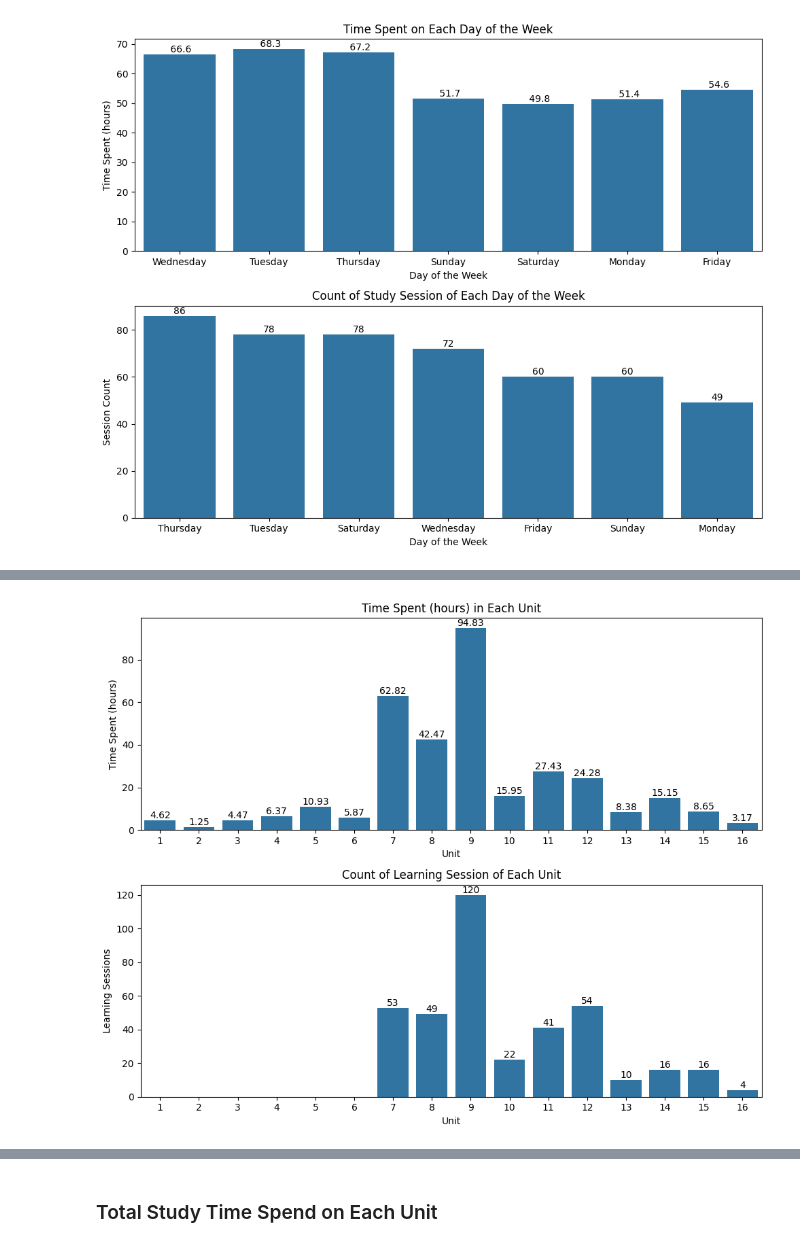
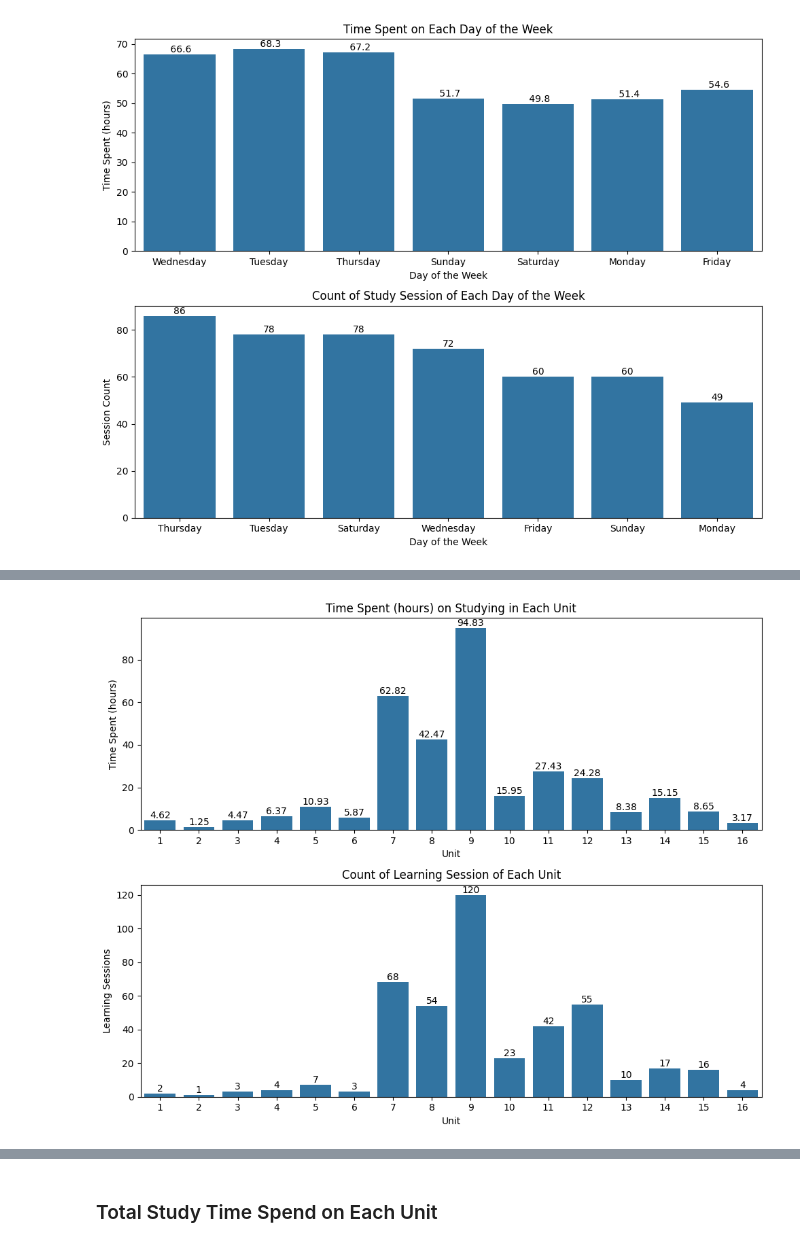
Before and after one commit to Ivan-Alexis-Tan/Time-Spent-on-Studying, a Jupyter notebook: Time spent analysis.ipynb, the cells around one changed output, grey strips where cells are left out. Saved outputs shown, nothing was run; the diff lists cells and outputs as text; code cells hidden in the pictures.

```diff
--- a/Time spent analysis.ipynb
+++ b/Time spent analysis.ipynb
@@ -491,4 +558,5 @@ plt.tight_layout()
 # %%
 # Setting Df for `Unit` and `time spent (float)` with `.groupby()`
-dfgroupby_unit_timespent = df.groupby('Unit')['time spent (float)'].sum().reset_index()
+dfgroupby_unit_timespent = df_learning.groupby('Unit')['time spent (float)'].sum().reset_index()
 dfgroupby_unit_timespent['unit desc.'] = dfgroupby_unit_timespent['Unit'].map(unit_desc)    #<- Adding more description on `Unit`
+dfgroupby_unit_timespent[['unit desc.', 'Unit', 'time spent (float)']]
@@ -495,29 +581,29 @@ dfgroupby_unit_timespent['unit desc.'] = dfgroupby_unit_timespent['Unit'].map(un
 # %%
 # Plotting Time Spent in Each Unit
 fig, ax = plt.subplots(2, 1, figsize=(10, 8))
 
 # Time Spent in Each Unit
 ax1 = sns.barplot(data=dfgroupby_unit_timespent, x='Unit', y='time spent (float)', ax=ax[0])
 for bar in ax1.patches:
     height = bar.get_height()
 
     if height > 0:
         ax1.text(bar.get_x() + bar.get_width()/2, height, f'{height:.2f}', va='bottom', ha='center')
 
-ax1.set_title('Time Spent (hours) in Each Unit')
+ax1.set_title('Time Spent (hours) on Studying in Each Unit')
 ax1.set_ylabel('Time Spent (hours)')
 
 # Count of Learning Session of Each Unit
-ax2 = sns.barplot(data=df.groupby('Unit')['Lesson'].count(), ax=ax[1])
+ax2 = sns.barplot(data=df_learning['Unit'].value_counts(), ax=ax[1])
 for bar in ax2.patches:
     height = bar.get_height()
 
     if height > 0:
-        ax2.text(bar.get_x() + bar.get_width()/2, height, f'{height:.0f}', va='bottom', ha='center')
+        ax2.text(x=bar.get_x() + bar.get_width()/2, y=height, s=f'{int(height)}', va='bottom', ha='center')
 
 ax2.set_title('Count of Learning Session of Each Unit')
 ax2.set_ylabel('Learning Sessions')
 
 plt.tight_layout()
 # %% [output]
-[figure, old version]
+[figure, new version]
```
Also changed, not shown: parts of 21 cells of this notebook.
